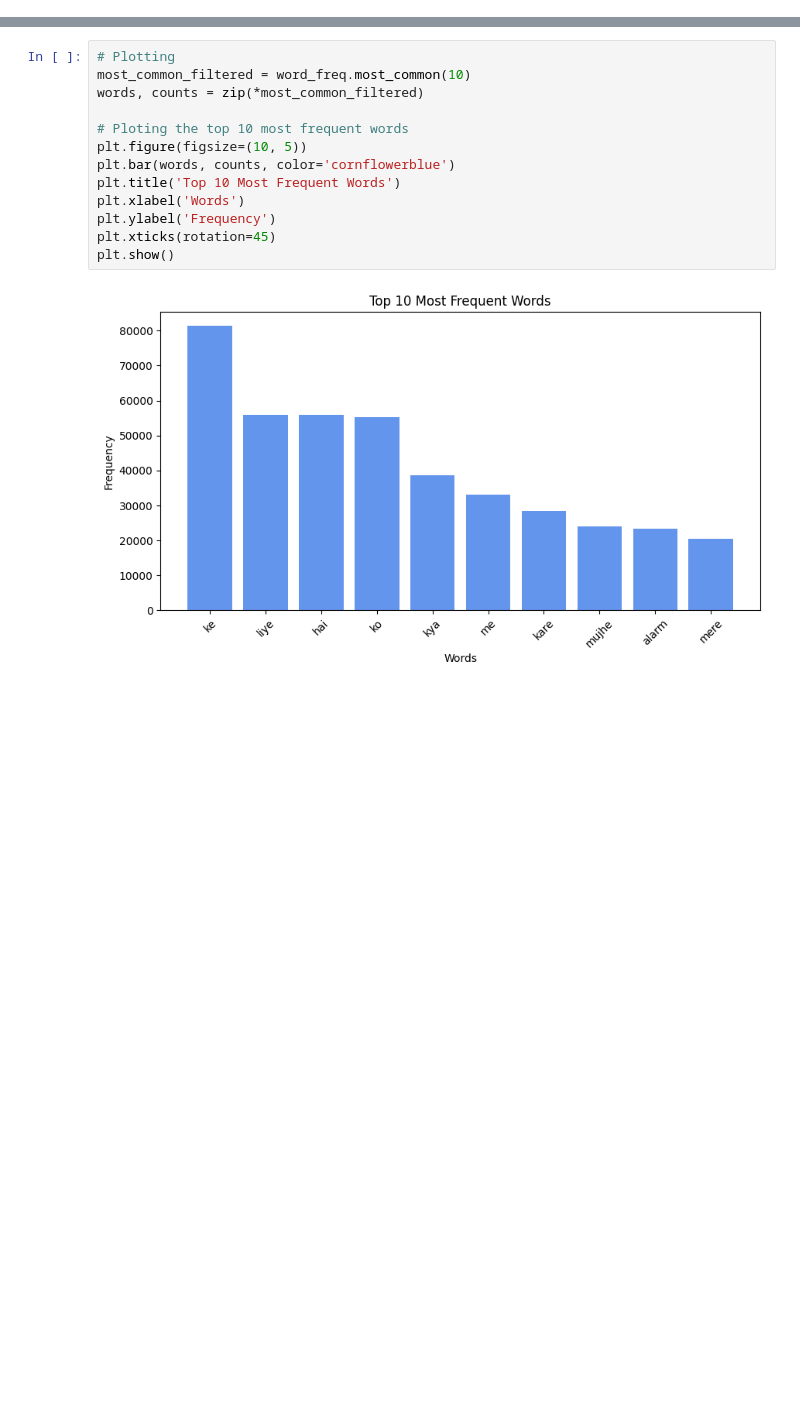
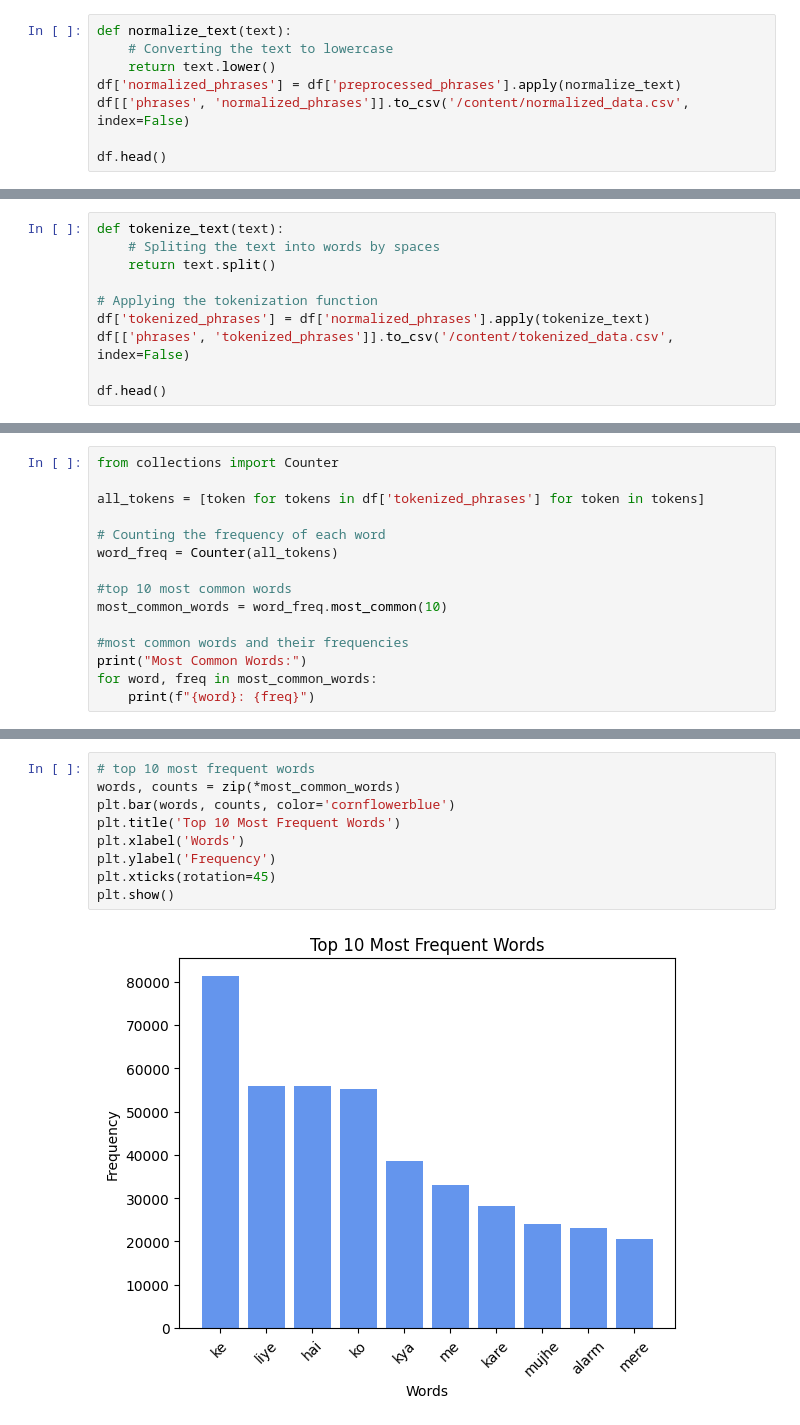
Before and after one commit to harshithamadarapu/Team16_Hinglish-Auto-suggestions, a Jupyter notebook: DataAnalysis.ipynb, the cells around one changed output, grey strips where cells are left out. Saved outputs shown, nothing was run; the diff lists cells and outputs as text; blank space fills up the shorter version.

```diff
--- a/DataAnalysis.ipynb
+++ b/DataAnalysis.ipynb
@@ -85,0 +36,8 @@ Hindi words: 477370
+# %%
+def normalize_text(text):
+    # Converting the text to lowercase
+    return text.lower()
+df['normalized_phrases'] = df['preprocessed_phrases'].apply(normalize_text)
+df[['phrases', 'normalized_phrases']].to_csv('/content/normalized_data.csv', index=False)
+
+df.head()
@@ -85,0 +51,10 @@ Hindi words: 477370
+# %%
+def tokenize_text(text):
+    # Spliting the text into words by spaces
+    return text.split()
+
+# Applying the tokenization function
+df['tokenized_phrases'] = df['normalized_phrases'].apply(tokenize_text)
+df[['phrases', 'tokenized_phrases']].to_csv('/content/tokenized_data.csv', index=False)
+
+df.head()
@@ -85,0 +68,15 @@ Hindi words: 477370
+# %%
+from collections import Counter
+
+all_tokens = [token for tokens in df['tokenized_phrases'] for token in tokens]
+
+# Counting the frequency of each word
+word_freq = Counter(all_tokens)
+
+#top 10 most common words
+most_common_words = word_freq.most_common(10)
+
+#most common words and their frequencies
+print("Most Common Words:")
+for word, freq in most_common_words:
+    print(f"{word}: {freq}")
@@ -118,15 +109,11 @@ mere: 20463
 # %%
-# Plotting
-most_common_filtered = word_freq.most_common(10)
-words, counts = zip(*most_common_filtered)
-
-# Ploting the top 10 most frequent words
-plt.figure(figsize=(10, 5))
+# top 10 most frequent words
+words, counts = zip(*most_common_words)
 plt.bar(words, counts, color='cornflowerblue')
 plt.title('Top 10 Most Frequent Words')
 plt.xlabel('Words')
 plt.ylabel('Frequency')
 plt.xticks(rotation=45)
 plt.show()
 # %% [output]
-[figure, old version]
+[figure, new version]
```
Also changed, not shown: parts of 14 cells of this notebook.
